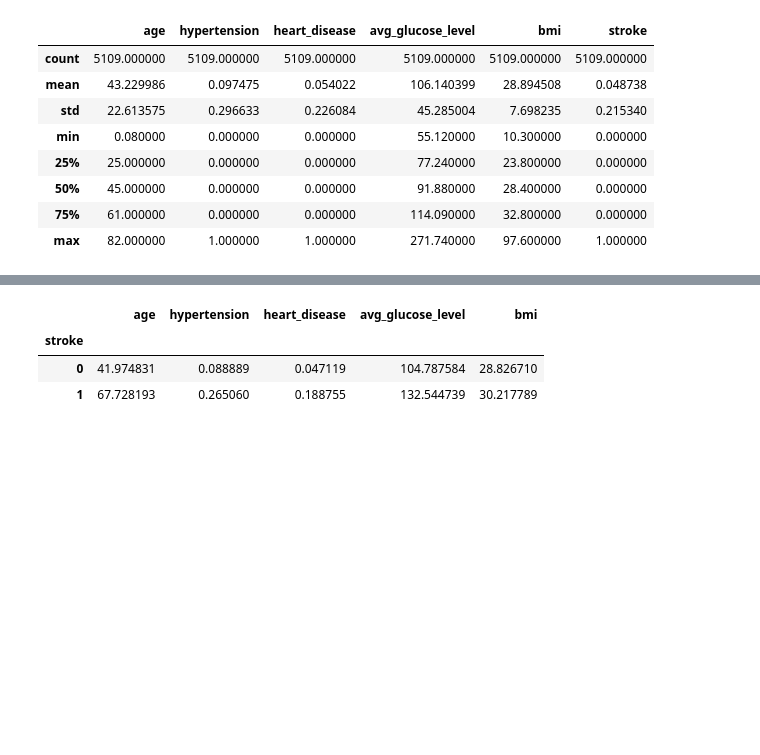
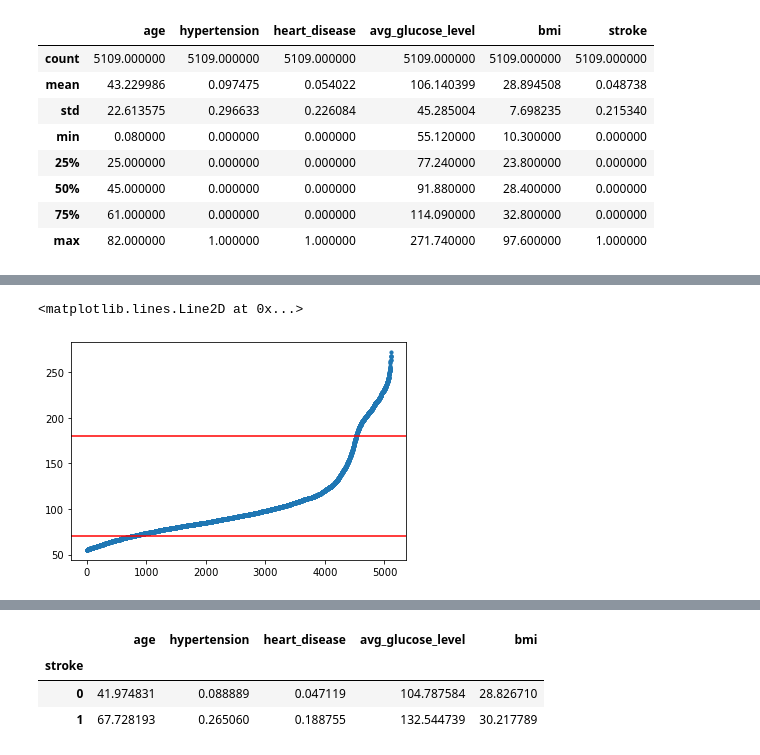
Before and after one commit to SophiaBouchama/stroke-prediction-portfolio, a Jupyter notebook: Stroke-Project.ipynb, the cells around one changed output, grey strips where cells are left out. Drawn from its saved outputs; the diff is of its cells as text; code cells hidden in the pictures; blank space fills up the shorter version.

```diff
--- a/Stroke-Project.ipynb
+++ b/Stroke-Project.ipynb
@@ -297,0 +325,14 @@ df.describe()
+# %%
+age_sorted = sorted(df['avg_glucose_level'])
+patient_id = []
+for patient in range(len(age_sorted)):
+    patient_id.append(patient)
+
+x = patient_id
+y = age_sorted
+plt.scatter(x, y, s=10)
+plt.axhline(y=70, color='r')
+plt.axhline(y=180, color='r')
+# %% [output]
+<matplotlib.lines.Line2D at 0x...>
+[figure, added]
```
Also changed, not shown: parts of 14 cells of this notebook, 1 other file.
